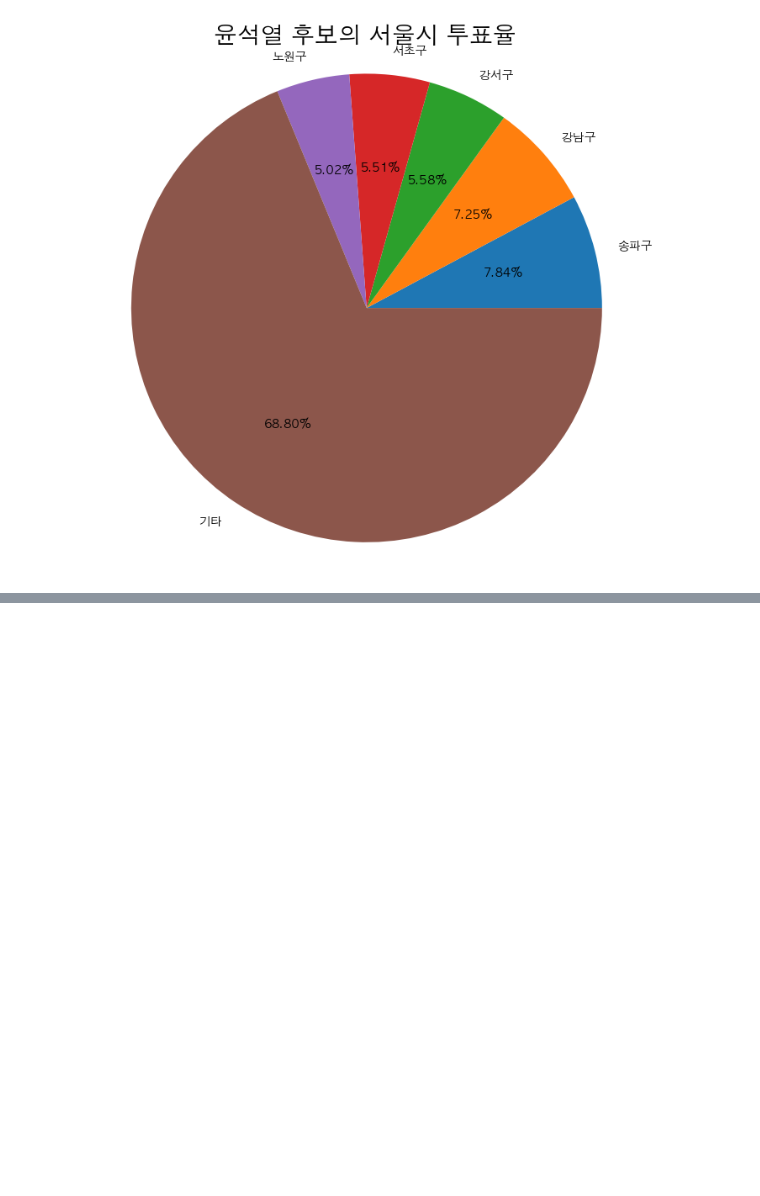
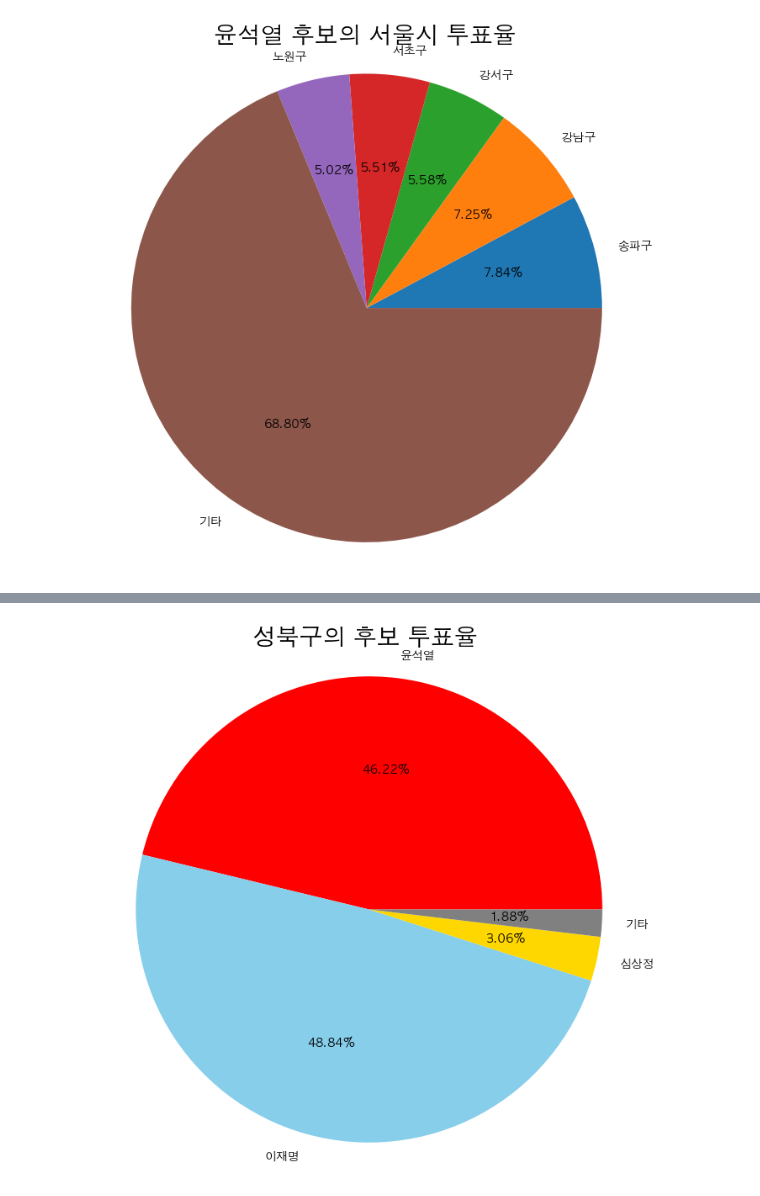
Before and after one commit to naddda0813/Python, a Jupyter notebook: 3.DataAnalysis/Note/13.대선자료시각화.ipynb, the cells around one changed output, grey strips where cells are left out. Cells and saved outputs as stored; diff of their text form; code cells hidden in the pictures; blank space fills up the shorter version.

```diff
--- a/3.DataAnalysis/Note/13.대선자료시각화.ipynb
+++ b/3.DataAnalysis/Note/13.대선자료시각화.ipynb
@@ -374,0 +394,2 @@ plt.style.use
+# %%
+seongbuck_table = seongbuck_table.T
@@ -374,0 +404,3 @@ plt.style.use
+# %%
+# 기타 구하기
+seongbuck_table.loc['기타'] = seongbuck_table.loc['투표수','성북구'] - (seongbuck_table.iloc[0:3,0].sum())
@@ -374,0 +417,6 @@ plt.style.use
+# %%
+seongbuck_table = seongbuck_table.iloc[[1,2,0,4]]
+# %%
+# 투표율 구하기
+seongbuck_table['ratio'] = round(seongbuck_table.성북구 / seongbuck_table.성북구.sum()*100,2)
+seongbuck_table
@@ -374,0 +434,18 @@ plt.style.use
+# %%
+data = seongbuck_table['ratio']
+categories = list(seongbuck_table.index)
+#
+plt.rcParams['figure.figsize'] = (8,8)
+plt.rcParams['font.size'] = 10
+plt.pie(
+    data,
+    labels = categories,
+autopct = "%.2f%%",   # 숫자 표현
+    startangle=0,
+    colors = ['red','skyblue','gold','grey']
+)
+plt.title("성북구의 후보 투표율",fontsize = 20)
+plt.axis("equal")   #차트 가운데로  균등하게 들어감
+plt.show()
+# %% [output]
+[figure, added]
```
Also changed, not shown: parts of 26 cells of this notebook, 4 other files.
